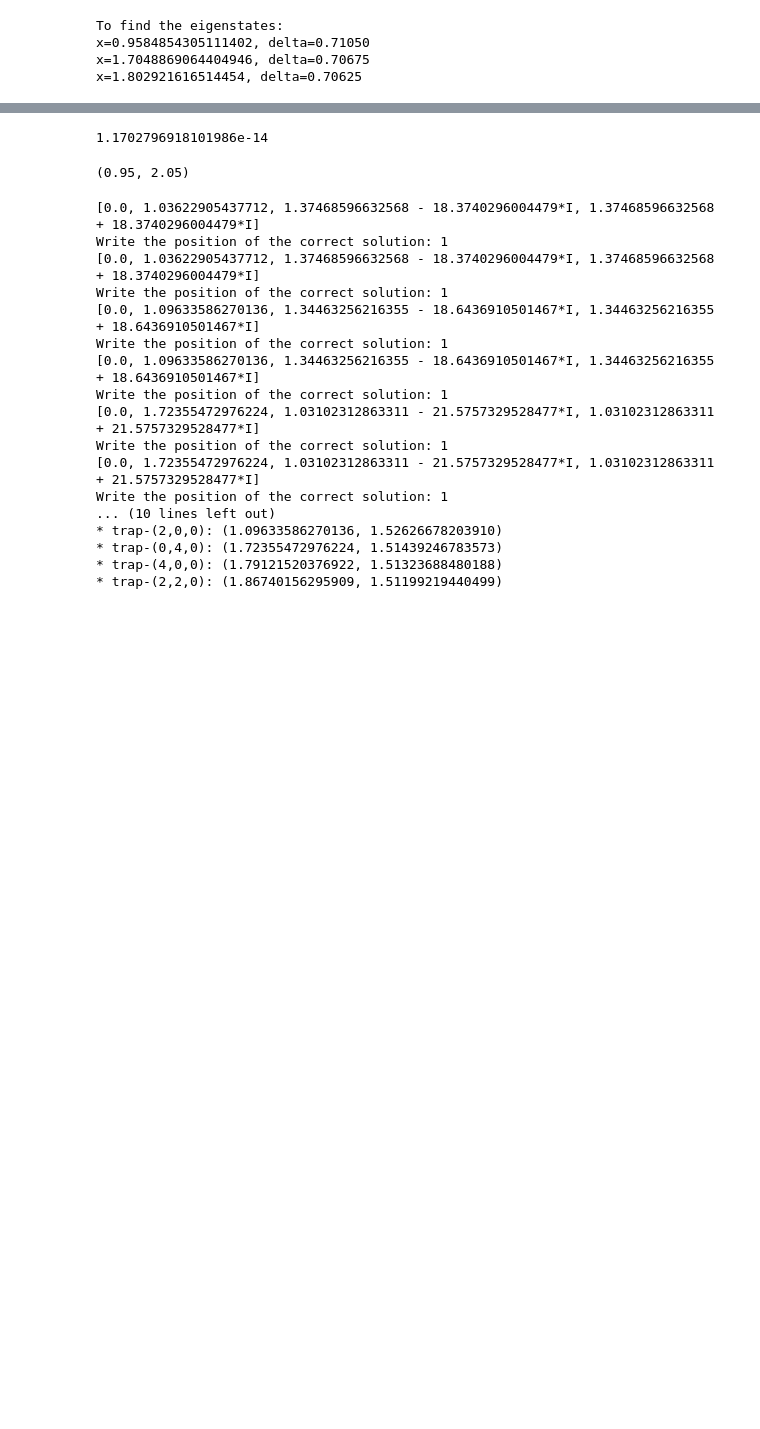
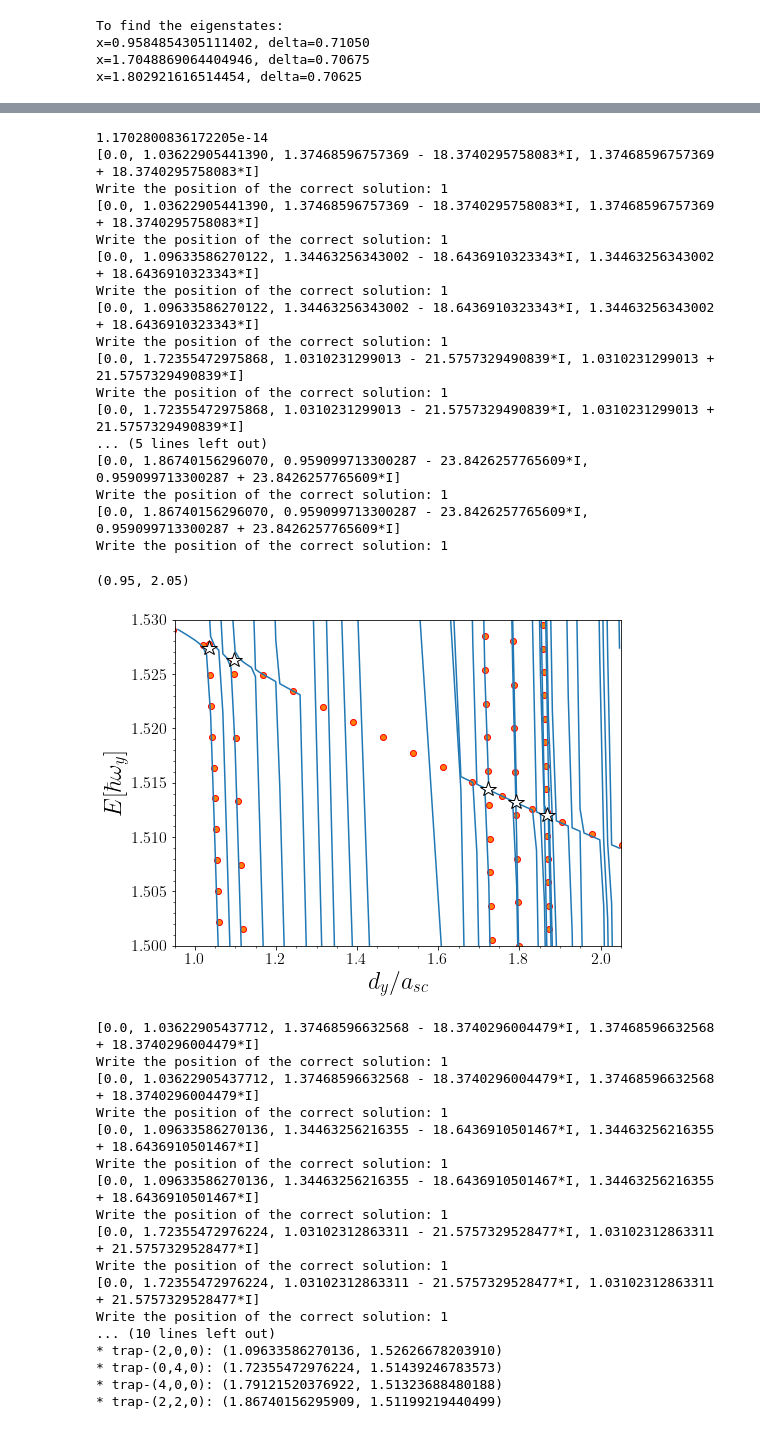
Before and after one commit to TsspGit/Ultracold_Atoms_src, a Jupyter notebook: Analysis/q1dq2d/Energies_Analysis_2774_LiLi_AgB1u.ipynb, the cells around one changed output, grey strips where cells are left out. Cells and saved outputs as stored; diff of their text form; code cells hidden in the pictures; blank space fills up the shorter version.

Commit message:
4exc ICIR

```diff
--- a/Analysis/q1dq2d/Energies_Analysis_2774_LiLi_AgB1u.ipynb
+++ b/Analysis/q1dq2d/Energies_Analysis_2774_LiLi_AgB1u.ipynb
@@ -213,40 +213,57 @@ ax3.scatter(x2074, np.polyval(f2074, x2074), edgecolor='r', facecolor='C1', zord
 
 # Crosses:
 ##########
-#ax3.plot(cross_points(trap_poly, f2056), np.polyval(trap_poly, cross_points(trap_poly, f2056)), 'w*', markersize=16, markeredgecolor='k', label='ICIR')
-#ax3.plot(cross_points(trap_poly, f2058), np.polyval(trap_poly, cross_points(trap_poly, f2058)), 'w*', markersize=16, markeredgecolor='k', label='ICIR')
-#ax3.plot(cross_points(trap_poly, f2069), np.polyval(trap_poly, cross_points(trap_poly, f2069)), 'w*', markersize=16, markeredgecolor='k')
-#ax3.plot(cross_points(trap_poly, f2071), np.polyval(trap_poly, cross_points(trap_poly, f2071)), 'w*', markersize=16, markeredgecolor='k')
-#ax3.plot(cross_points(trap_poly, f2074), np.polyval(trap_poly, cross_points(trap_poly, f2074)), 'w*', markersize=16, markeredgecolor='k')
+ax3.plot(cross_points(trap_poly, f2056), np.polyval(trap_poly, cross_points(trap_poly, f2056)), 'w*', markersize=16, markeredgecolor='k', label='ICIR')
+ax3.plot(cross_points(trap_poly, f2058), np.polyval(trap_poly, cross_points(trap_poly, f2058)), 'w*', markersize=16, markeredgecolor='k', label='ICIR')
+ax3.plot(cross_points(trap_poly, f2069), np.polyval(trap_poly, cross_points(trap_poly, f2069)), 'w*', markersize=16, markeredgecolor='k')
+ax3.plot(cross_points(trap_poly, f2071), np.polyval(trap_poly, cross_points(trap_poly, f2071)), 'w*', markersize=16, markeredgecolor='k')
+ax3.plot(cross_points(trap_poly, f2074), np.polyval(trap_poly, cross_points(trap_poly, f2074)), 'w*', markersize=16, markeredgecolor='k')
 
 # States:
 #########
 #ax3.annotate(r'$\left|\psi^{(1)} \Phi_{(0,0,0)}\right>$', xy=(1.22, 2.635), xytext=(1.20, 2.637), fontsize=14,
 #             bbox=dict(boxstyle="round", alpha=0.3, facecolor='C1'),
 #             arrowprops=dict(arrowstyle="wedge, tail_width=0.5", alpha=0.3, facecolor='C1'))
 #
 #ax3.annotate(r'$\left|\psi^{(b)} \Phi_{(0,2,0)}\right>$', xy=(1.17, 2.6305), xytext=(1.20, 2.6305), fontsize=14,
 #             bbox=dict(boxstyle="round", alpha=0.3, facecolor='C1'),
 #             arrowprops=dict(arrowstyle="wedge, tail_width=0.5", alpha=0.3, facecolor='C1'))
 
 #ax3.annotate(r'$\left|\psi^{(b)} \Phi_{(0,0,4)}\right>$', xy=(1.05, 3.355), xytext=(0.74, 3.36), fontsize=14,
 #             bbox=dict(boxstyle="round", alpha=0.3, facecolor='C1'),
 #             arrowprops=dict(arrowstyle="wedge, tail_width=0.5", alpha=0.3, facecolor='C1'))
 #
 #ax3.annotate(r'$\left|\psi^{(b)} \Phi_{(2,0,0)}\right>$', xy=(1.31, 2.6357), xytext=(1.33, 2.6357), fontsize=14,
 #             bbox=dict(boxstyle="round", alpha=0.3, facecolor='C1'),
 #             arrowprops=dict(arrowstyle="wedge, tail_width=0.5", alpha=0.3, facecolor='C1'))
 
 ax3.set_xlabel('$d_{y}/a_{sc}$')
 ax3.set_ylabel('$E[\hbar \omega_{y}]$')
 ax3.xaxis.set_minor_locator(AutoMinorLocator())
 ax3.yaxis.set_minor_locator(AutoMinorLocator())
 ax3.set_ylim(1.5, 1.53)
 ax3.set_xlim(0.95, 2.05)
 #fig3.savefig('Results/Figures/LiLi_1d2d_2774_Easc_Interpolation_200_v2.png', bbox_inches="tight", dpi=200)
 # %% [output]
-1.1702796918101986e-14
+1.1702800836172205e-14
+[0.0, 1.03622905441390, 1.37468596757369 - 18.3740295758083*I, 1.37468596757369 + 18.3740295758083*I]
+Write the position of the correct solution: 1
+[0.0, 1.03622905441390, 1.37468596757369 - 18.3740295758083*I, 1.37468596757369 + 18.3740295758083*I]
+Write the position of the correct solution: 1
+[0.0, 1.09633586270122, 1.34463256343002 - 18.6436910323343*I, 1.34463256343002 + 18.6436910323343*I]
+Write the position of the correct solution: 1
+[0.0, 1.09633586270122, 1.34463256343002 - 18.6436910323343*I, 1.34463256343002 + 18.6436910323343*I]
+Write the position of the correct solution: 1
+[0.0, 1.72355472975868, 1.0310231299013 - 21.5757329490839*I, 1.0310231299013 + 21.5757329490839*I]
+Write the position of the correct solution: 1
+[0.0, 1.72355472975868, 1.0310231299013 - 21.5757329490839*I, 1.0310231299013 + 21.5757329490839*I]
+... (5 lines left out)
+[0.0, 1.86740156296070, 0.959099713300287 - 23.8426257765609*I, 0.959099713300287 + 23.8426257765609*I]
+Write the position of the correct solution: 1
+[0.0, 1.86740156296070, 0.959099713300287 - 23.8426257765609*I, 0.959099713300287 + 23.8426257765609*I]
+Write the position of the correct solution: 1
 (0.95, 2.05)
+[figure, added]
 # %%
 print(f'''Crosses between (x, E):
 * trap-(0,2,0): ({cross_points(trap_poly, f2056)}, {np.polyval(trap_poly, cross_points(trap_poly, f2056))})
```
Also changed, not shown: parts of 2 cells of this notebook, 5 other files.
